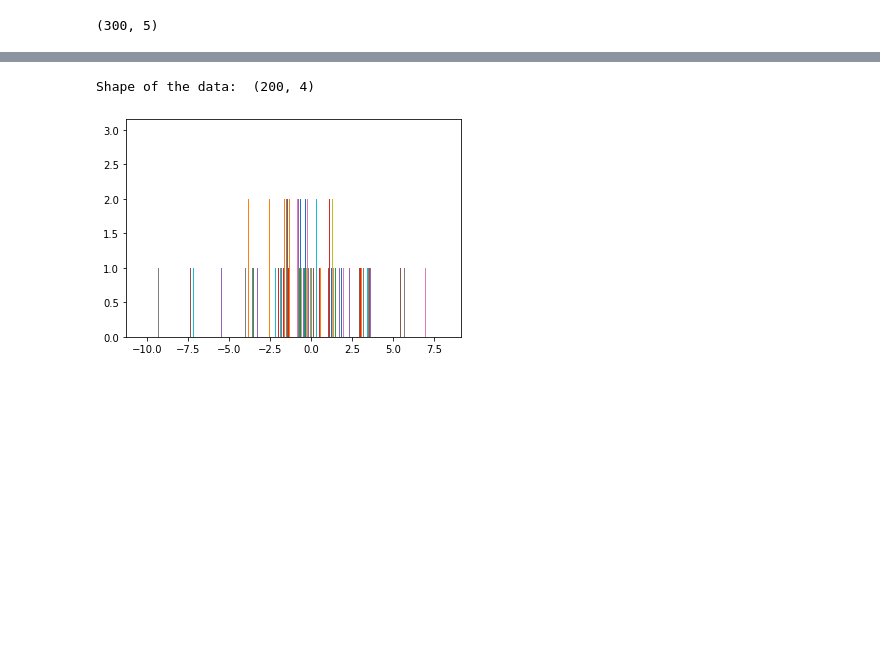
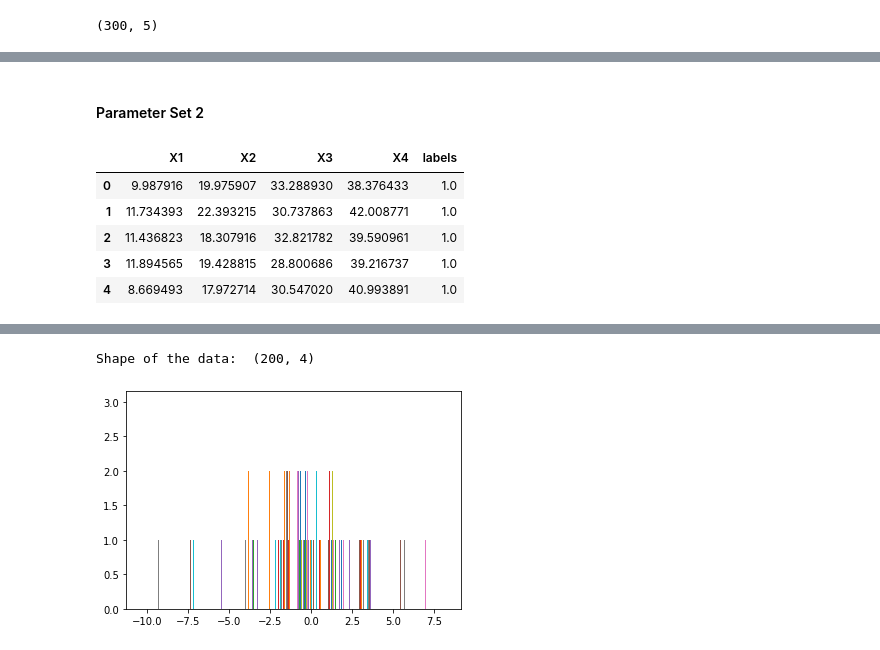
Before and after one commit to lcipolina/ML_Fundamentals, a Jupyter notebook: Exersise_2a_task1.ipynb, the cells around one changed output, grey strips where cells are left out. Saved outputs shown, nothing was run; the diff lists cells and outputs as text; code cells hidden in the pictures; blank space fills up the shorter version.

```diff
--- a/Exersise_2a_task1.ipynb
+++ b/Exersise_2a_task1.ipynb
@@ -143,0 +140,25 @@ plt.show()
+# %% [markdown]
+#### Parameter Set 2
+# %%
+# Create Mutivariate Distributions
+mu1 = [10, 20, 30, 40]
+mu2 = [0, -20, -30, -40]
+stdev_1 = np.diag([2.0, 1.6, 2.2,2.2])
+stdev_2 = np.diag([4.0, 4.0, 5.0,6.0])
+correl = [(1.0, 0.3, 0.2, 0.4),
+          (0.3, 1.0, 0.1, 0.1),
+          (0.2, 0.1, 1.0, 0.1),
+          (0.4, 0.1, 0.1, 1.0),
+           ]
+n_1 = 1000
+n_2 = 2000
+
+dfM = mvn(mean1 = mu1, mean2 = mu2, stdev1 = stdev_1, stdev2 = stdev_2, corr = correl, n1 = n_1, n2 = n_2)
+dfM.head()
+# %% [output]
+|  | X1 | X2 | X3 | X4 | labels |
+| 0 | 9.987916 | 19.975907 | 33.288930 | 38.376433 | 1.0 |
+| 1 | 11.734393 | 22.393215 | 30.737863 | 42.008771 | 1.0 |
+| 2 | 11.436823 | 18.307916 | 32.821782 | 39.590961 | 1.0 |
+| 3 | 11.894565 | 19.428815 | 28.800686 | 39.216737 | 1.0 |
+| 4 | 8.669493 | 17.972714 | 30.547020 | 40.993891 | 1.0 |
```
Also changed, not shown: parts of 12 cells of this notebook.
